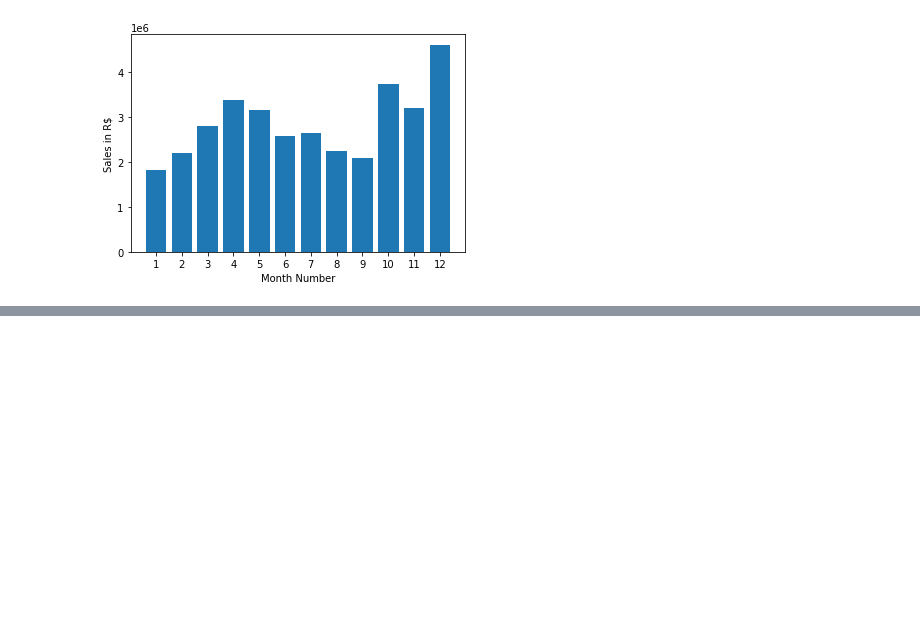
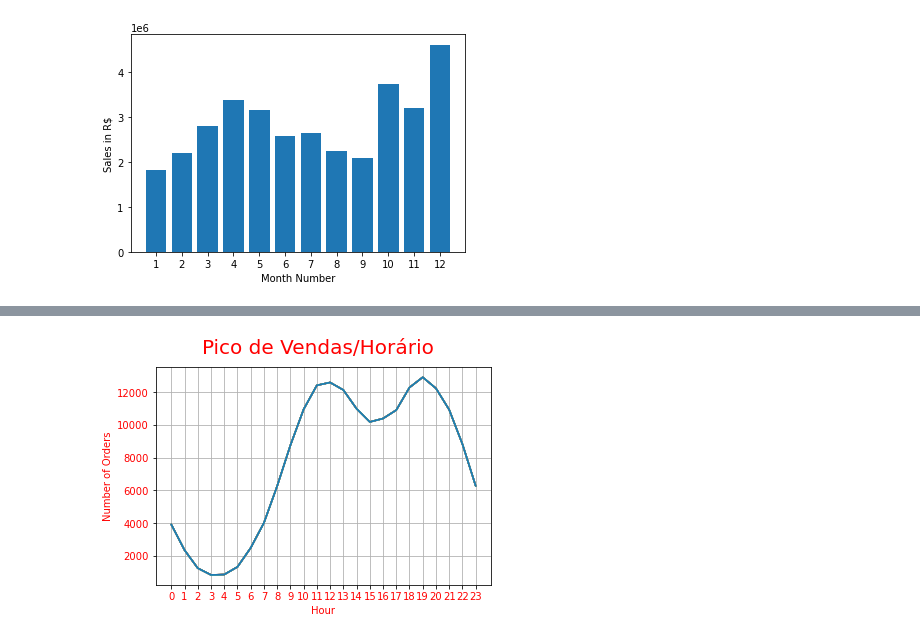
Before and after one commit to vinidias/Panda-Data-Science-Tasks, a Jupyter notebook: SalesAnalysis/Analysis.ipynb, the cells around one changed output, grey strips where cells are left out. Saved outputs shown, nothing was run; the diff lists cells and outputs as text; code cells hidden in the pictures; blank space fills up the shorter version.

```diff
--- a/SalesAnalysis/Analysis.ipynb
+++ b/SalesAnalysis/Analysis.ipynb
@@ -211,0 +209,15 @@ all_data.groupby(['Hour']).count()
+# %%
+plt.plot(hours, all_data.groupby(['Hour']).count())
+plt.xticks(hours)
+plt.xlabel('Hour',  color="red" )
+plt.ylabel('Number of Orders',  color="red")
+plt.suptitle('Pico de Vendas/Horário', fontsize=20, color="red")
+
+# Find & set various colors
+[i.set_color("red") for i in plt.gca().get_yticklabels()]
+[i.set_color("red") for i in plt.gca().get_xticklabels()]
+##########################################
+
+plt.grid()
+# %% [output]
+[figure, added]
```
Also changed, not shown: parts of 32 cells of this notebook.
